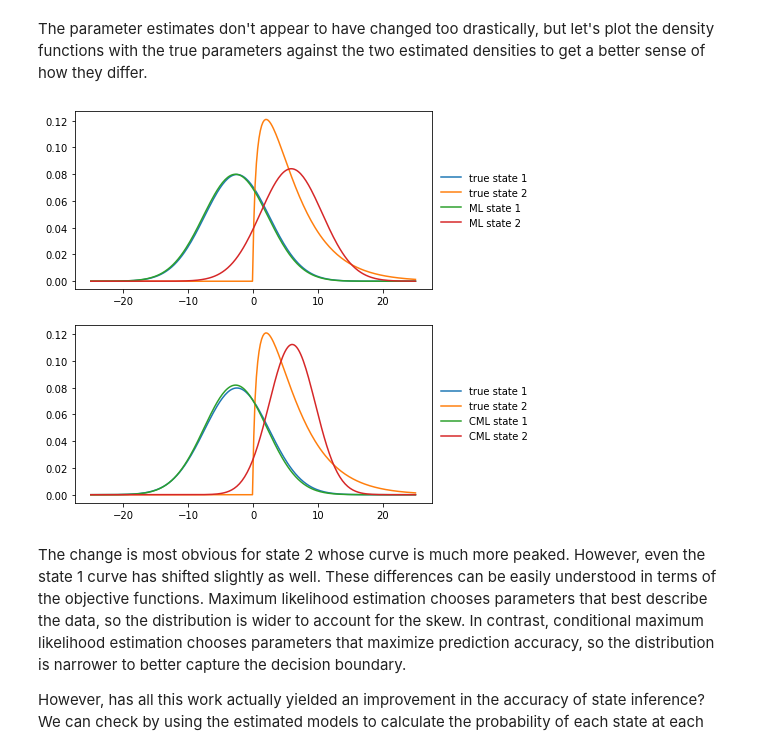
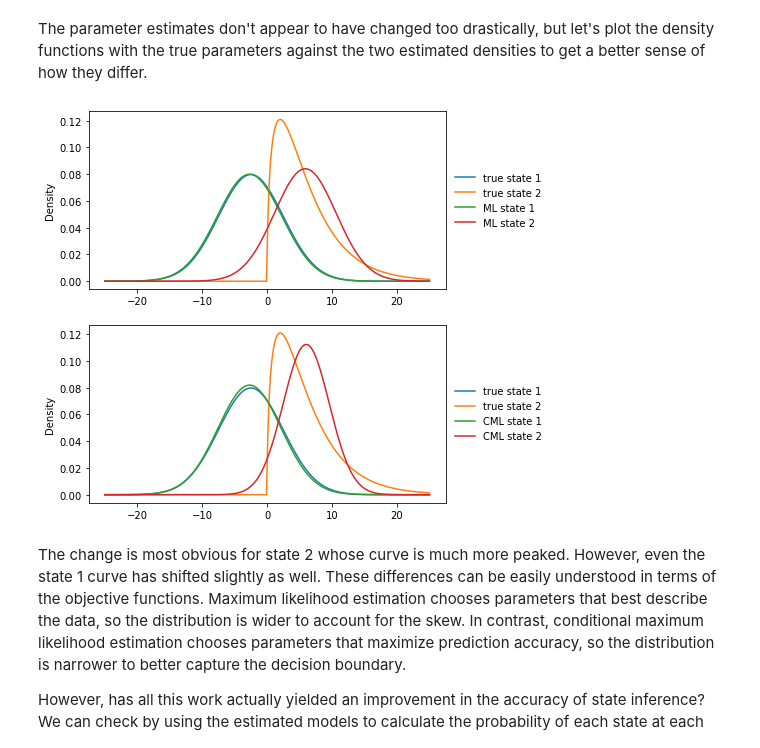
Before and after one commit to marcsingleton/homomorph, a Jupyter notebook: tutorials/hmm_training.ipynb, the cells around one changed output. Saved outputs shown, nothing was run; the diff lists cells and outputs as text; code cells hidden in the pictures.

```diff
--- a/tutorials/hmm_training.ipynb
+++ b/tutorials/hmm_training.ipynb
@@ -532,7 +532,7 @@ start_dist_hat
 # %% [markdown]
 With the parameter estimates in hand, we can instantiate an estimated model and compare the decoded states to those from the actual model and the true states.
 # %%
-model_hat = homomorph.HMM(t_dists=t_dists_hat, e_dists=e_dists_hat, start_dist=start_dist_hat)
+model_hat = HMM(t_dists=t_dists_hat, e_dists=e_dists_hat, start_dist=start_dist_hat)
 
 xs, ys = data[0]
 fbs = model.forward_backward(ys)
@@ -719,10 +719,10 @@ e_dists = {1: {'A': 1},
            3: {'B': 1}}
 start_dist = {1: 0.2, 2: 0.5, 3: 0.3}
 
-model = homomorph.HMM(t_dists=t_dists, e_dists=e_dists, start_dist=start_dist)
+model = HMM(t_dists=t_dists, e_dists=e_dists, start_dist=start_dist)
 
 data = [model.simulate(200, random_state=i) for i in range(10)]  # Use a different random seed for each example
-data = [list(zip(*example)) for example in data];
+data = [list(zip(*example)) for example in data]
 # %% [markdown]
 To start the algorithm, we first need a model structure and initial estimates for its parameters. To keep the Baum-Welch approach on equal footing with the previous example, we'll assume we know the disallowed transitions but not the disallowed emissions. For the initial estimates, we'll use uniform random values to keep the code simple, but more sophisticated approaches can use specific distributions for each parameter. Though it's good practice to use the best result from several different random initializations, if the initial parameters are hard coded, the states must be different from each other in some way. If the states are all identical, there's no way for the model to "break symmetry," and all the updates will yield parameters that are the same as the initial ones.
 # %%
@@ -799,7 +799,7 @@ epsilon = 0.01
 maxiter = 100
 
 ll0 = None
-model_hat = homomorph.HMM(t_dists=t_dists_hat, e_dists=e_dists_hat, start_dist=start_dist_hat)
+model_hat = HMM(t_dists=t_dists_hat, e_dists=e_dists_hat, start_dist=start_dist_hat)
 for numiter in range(maxiter):
     # Initialize count dictionaries
     ps = []
@@ -822,7 +822,9 @@ for numiter in range(maxiter):
         for t in range(len(ys)-1):
             for state1, t_count in t_counts.items():
                 for state2 in t_count:
-                    count = fs[state1][t]*t_dists_hat[state1][state2]*e_dists_hat[state2][ys[t+1]]*bs[state2][t+1]
+                    term1 = fs[state1][t] * t_dists_hat[state1][state2]
+                    term2 = e_dists_hat[state2][ys[t+1]] * bs[state2][t+1]
+                    count = term1 * term2
                     t_count[state2] += count * exp(ss_f[t] + ss_b[t+1] - p)
 
         # e_counts
@@ -844,7 +846,7 @@ for numiter in range(maxiter):
 
     # Check stop condition
     # Don't want to repeat calculations, so ith iterate checks previous update
-    # For example, 0th iterate shows initial parameters and 1st iterate shows results of first update
+    # For example, 0th iterate shows initial parameters, and 1st iterate shows results of first update
     ll = sum(ps)
     if ll0 is not None and abs(ll - ll0) < epsilon:
         print(f'FINAL VALUES')
@@ -887,7 +889,7 @@ for numiter in range(maxiter):
         start_dist_hat[state] = count / start_sum
 
     ll0 = ll
-    model_hat = homomorph.HMM(t_dists=t_dists_hat, e_dists=e_dists_hat, start_dist=start_dist_hat)
+    model_hat = HMM(t_dists=t_dists_hat, e_dists=e_dists_hat, start_dist=start_dist_hat)
 # %% [output]
 ITERATION 0
 log-likelihood: -1342.362048457991
@@ -1288,7 +1290,7 @@ Though the densities are clearly distinct, they do have a non-trivial overlap.
 
 Let's generate some data and look at a single example to get a sense of the kinds of sequences this HMM produces.
 # %%
-model = homomorph.HMM(t_dists=t_dists, e_dists=e_dists, start_dist=start_dist)
+model = HMM(t_dists=t_dists, e_dists=e_dists, start_dist=start_dist)
 
 data = [model.simulate(200, random_state=i) for i in range(10)]  # Use a different random seed for each example
 data = [list(zip(*example)) for example in data]
@@ -1457,26 +1459,27 @@ The parameter estimates don't appear to have changed too drastically, but let's
 # %%
 fig, axs = plt.subplots(2, 1, figsize=(6.4, 7.2))
 xs = np.linspace(-25, 25, 250)
 
 ys1 = e_dists[1].pdf(xs)
 ys2 = e_dists[2].pdf(xs)
 for ax in axs:
     ax.plot(xs, ys1, label='true state 1')
     ax.plot(xs, ys2, label='true state 2')
+    ax.set_ylabel('Density')
 
 ys1 = stats.norm.pdf(xs, loc=e_params_ML[1]['mu'], scale=e_params_ML[1]['sigma2']**0.5)
 ys2 = stats.norm.pdf(xs, loc=e_params_ML[2]['mu'], scale=e_params_ML[2]['sigma2']**0.5)
 axs[0].plot(xs, ys1, label='ML state 1')
 axs[0].plot(xs, ys2, label='ML state 2')
 axs[0].legend(**legend_kwargs)
 
 ys1 = stats.norm.pdf(xs, loc=e_params_CML[1]['mu'], scale=e_params_CML[1]['sigma2']**0.5)
 ys2 = stats.norm.pdf(xs, loc=e_params_CML[2]['mu'], scale=e_params_CML[2]['sigma2']**0.5)
 axs[1].plot(xs, ys1, label='CML state 1')
 axs[1].plot(xs, ys2, label='CML state 2')
 axs[1].legend(**legend_kwargs);
 # %% [output]
-[figure, old version]
+[figure, new version]
 # %% [markdown]
 The change is most obvious for state 2 whose curve is much more peaked. However, even the state 1 curve has shifted slightly as well. These differences can be easily understood in terms of the objective functions. Maximum likelihood estimation chooses parameters that best describe the data, so the distribution is wider to account for the skew. In contrast, conditional maximum likelihood estimation chooses parameters that maximize prediction accuracy, so the distribution is narrower to better capture the decision boundary.
 
```
Also changed, not shown: parts of 12 cells of this notebook.
